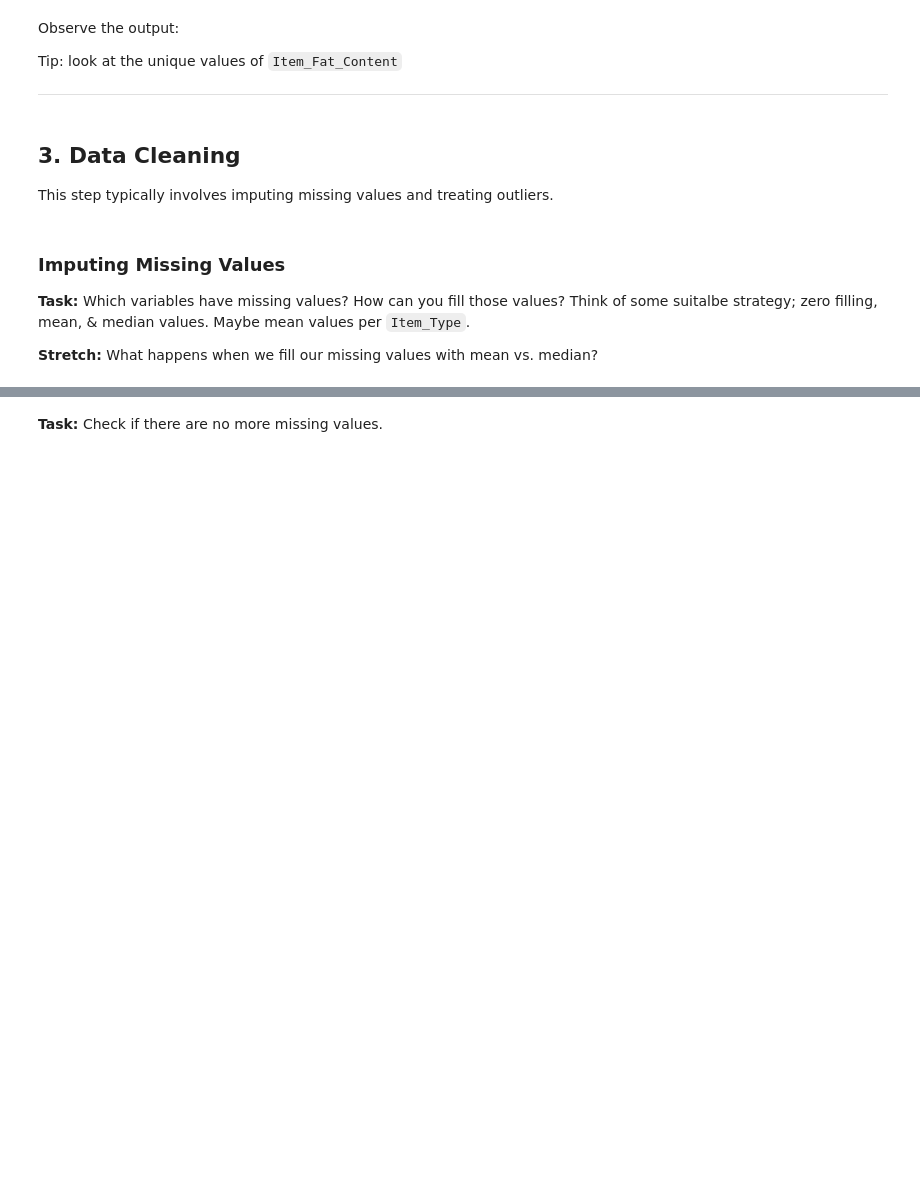
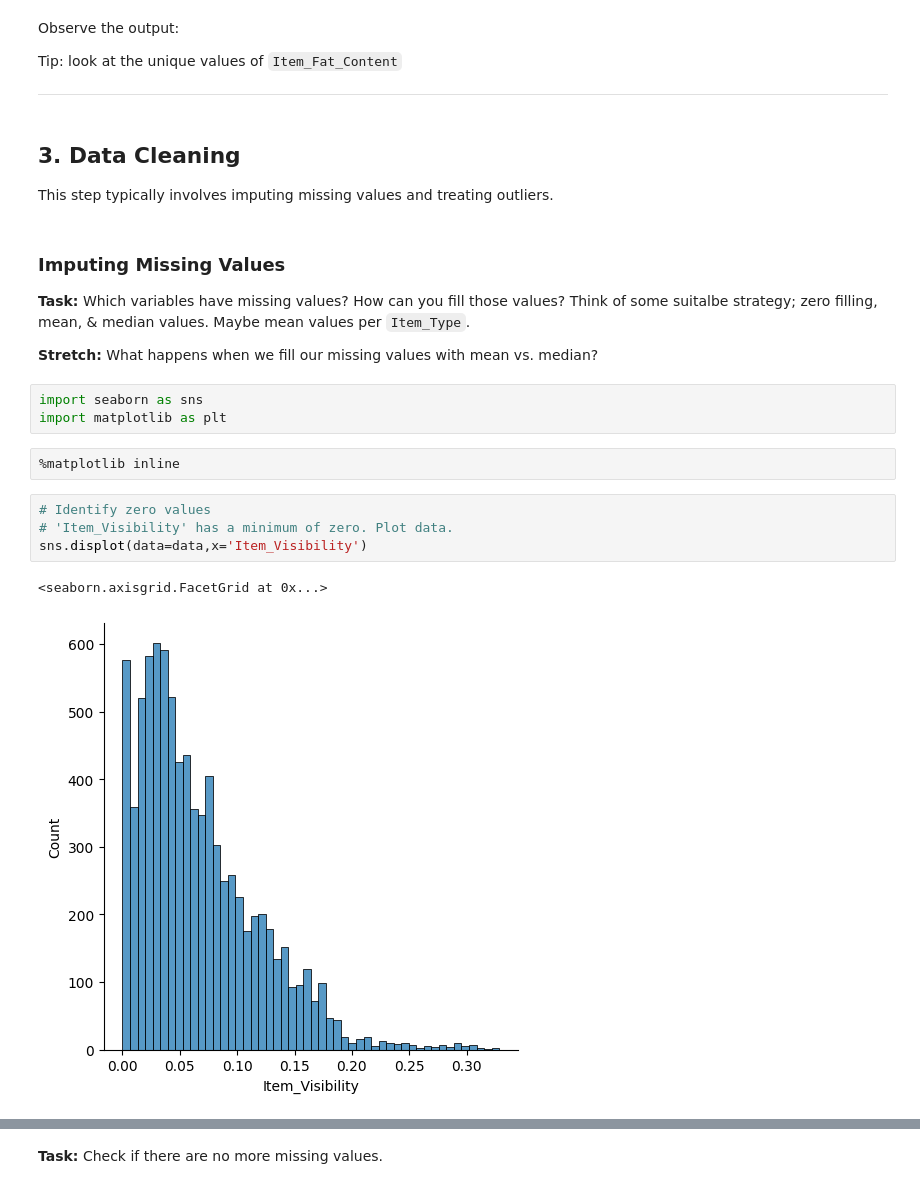
Before and after one commit to silvhua-Lighthouse/2022-10-05-data_preparation_exercise, a Jupyter notebook: data_prep_exercise.ipynb, the cells around one changed output, grey strips where cells are left out. Drawn from its saved outputs; the diff is of its cells as text; blank space fills up the shorter version.

```diff
--- a/data_prep_exercise.ipynb
+++ b/data_prep_exercise.ipynb
@@ -101,3 +237,15 @@ This step typically involves imputing missing values and treating outliers.
 **Task:** Which variables have missing values? How can you fill those values? Think of some suitalbe strategy; zero filling, mean, & median values. Maybe mean values per `Item_Type`.
 
 **Stretch:** What happens when we fill our missing values with mean vs. median?
+# %%
+import seaborn as sns
+import matplotlib as plt
+# %%
+%matplotlib inline
+# %%
+# Identify zero values
+# 'Item_Visibility' has a minimum of zero. Plot data.
+sns.displot(data=data,x='Item_Visibility')
+# %% [output]
+<seaborn.axisgrid.FacetGrid at 0x...>
+[figure, added]
```
Also changed, not shown: parts of 33 cells of this notebook.
